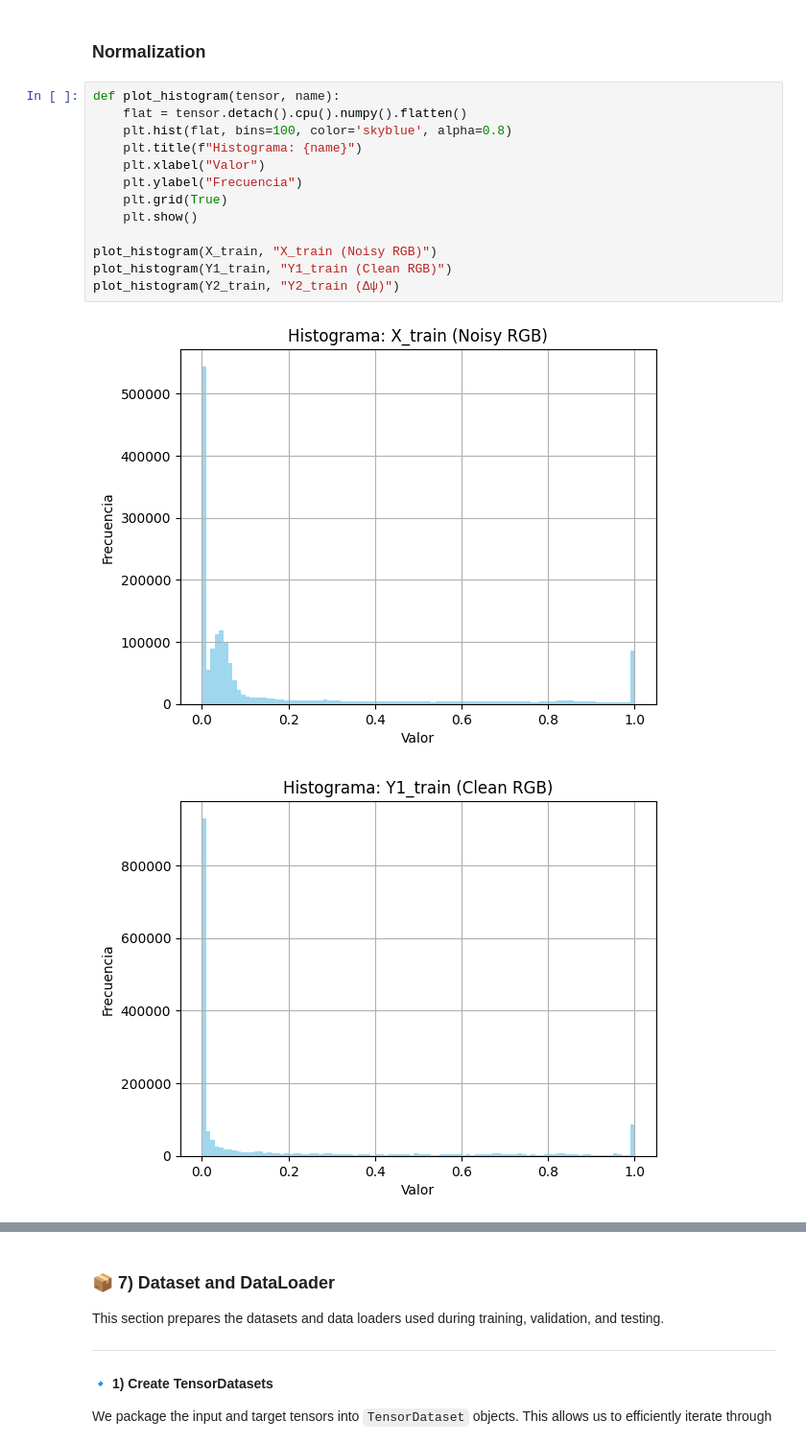
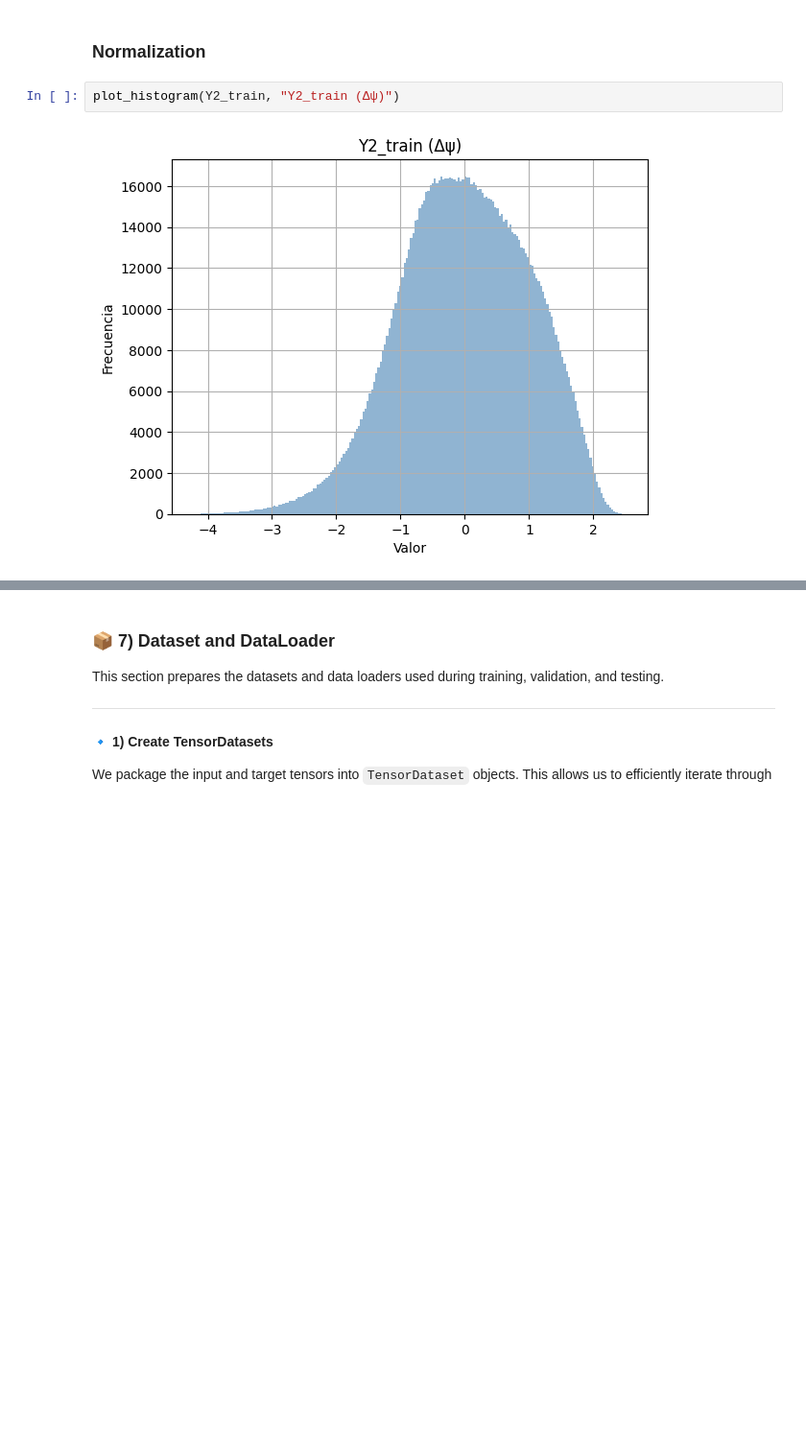
Before and after one commit to JuanDDiosRojas/PhD, a Jupyter notebook: Lenstronomy/VAE_LSST_2.ipynb, the cells around one changed output, grey strips where cells are left out. Shown at 96% size. Cells and saved outputs as stored; diff of their text form; blank space fills up the shorter version.

```diff
--- a/Lenstronomy/VAE_LSST_2.ipynb
+++ b/Lenstronomy/VAE_LSST_2.ipynb
@@ -254,18 +256,6 @@ norm_stats = {
 # %% [markdown]
 ### Normalization
 # %%
-def plot_histogram(tensor, name):
-    flat = tensor.detach().cpu().numpy().flatten()
-    plt.hist(flat, bins=100, color='skyblue', alpha=0.8)
-    plt.title(f"Histograma: {name}")
-    plt.xlabel("Valor")
-    plt.ylabel("Frecuencia")
-    plt.grid(True)
-    plt.show()
-
-plot_histogram(X_train, "X_train (Noisy RGB)")
-plot_histogram(Y1_train, "Y1_train (Clean RGB)")
 plot_histogram(Y2_train, "Y2_train (Δψ)")
 # %% [output]
-[figure, old version]
+[figure, new version]
-[figure, removed]
```
Also changed, not shown: parts of 22 cells of this notebook, 2 other files.
